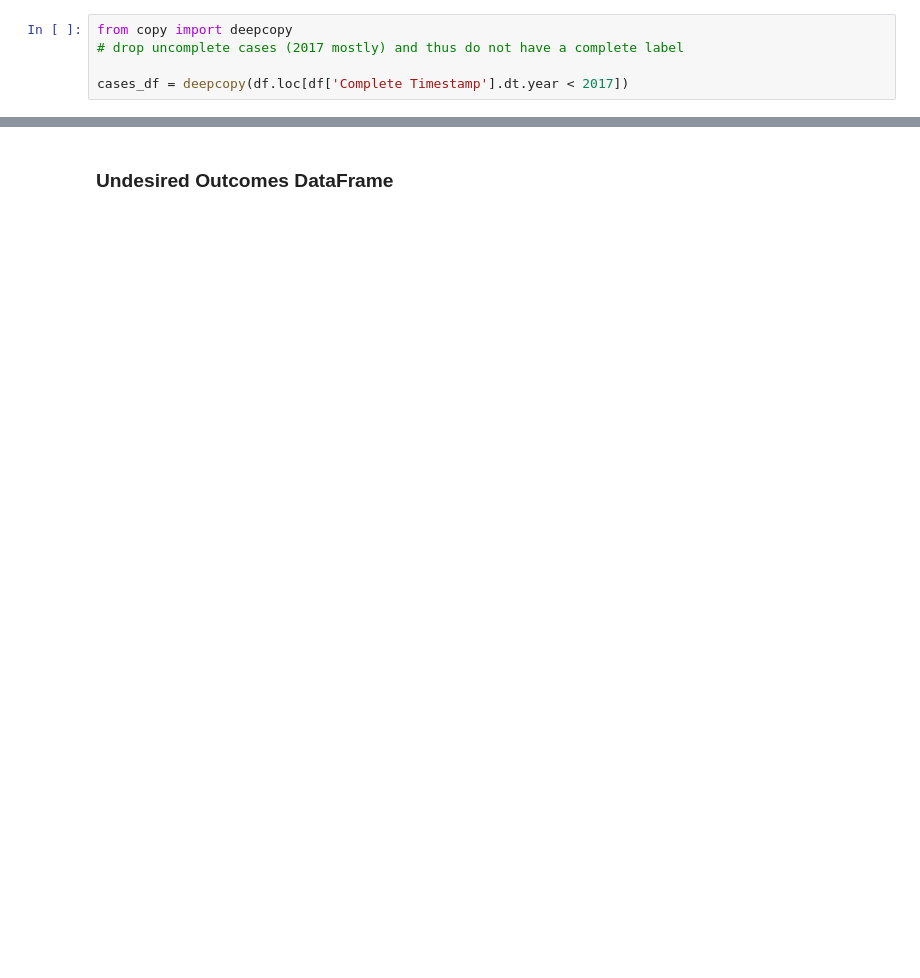
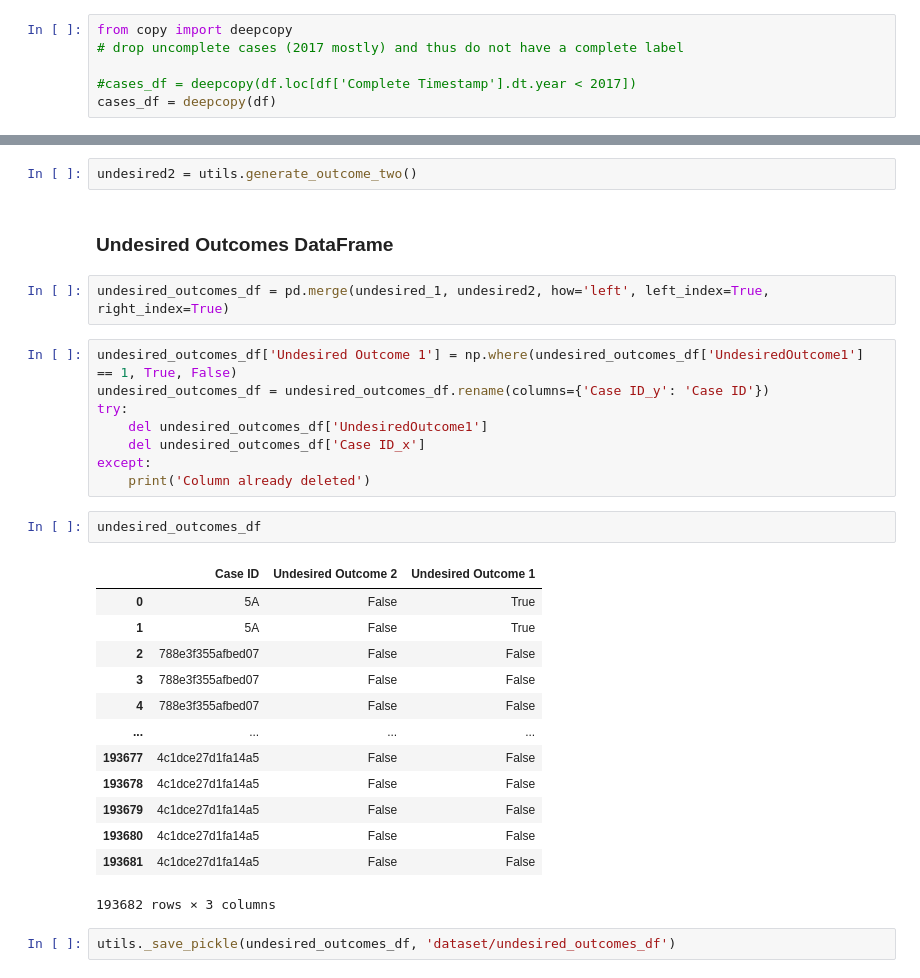
Before and after one commit to rowanarts/process-mining-assignment-2, a Jupyter notebook: Process Mining - Undesired Outcomes.ipynb, the cells around one changed output, grey strips where cells are left out. Cells and saved outputs as stored; diff of their text form; blank space fills up the shorter version.

Commit message:
undesired outcomes df

```diff
--- a/Process Mining - Undesired Outcomes.ipynb
+++ b/Process Mining - Undesired Outcomes.ipynb
@@ -19,7 +18,8 @@ FileNotFoundError: dataset/BPI_Challenge_df.parquet
 from copy import deepcopy
 # drop uncomplete cases (2017 mostly) and thus do not have a complete label
 
-cases_df = deepcopy(df.loc[df['Complete Timestamp'].dt.year < 2017])
+#cases_df = deepcopy(df.loc[df['Complete Timestamp'].dt.year < 2017])
+cases_df = deepcopy(df)
 # %% [markdown]
 ## Undesired Outcome 1
 # %% [markdown]
@@ -192,2 +244,32 @@ utils.generate_outcome_two()
+# %%
+undesired2 = utils.generate_outcome_two()
 # %% [markdown]
 ### Undesired Outcomes DataFrame
+# %%
+undesired_outcomes_df = pd.merge(undesired_1, undesired2, how='left', left_index=True, right_index=True)
+# %%
+undesired_outcomes_df['Undesired Outcome 1'] = np.where(undesired_outcomes_df['UndesiredOutcome1'] == 1, True, False)
+undesired_outcomes_df = undesired_outcomes_df.rename(columns={'Case ID_y': 'Case ID'})
+try:
+    del undesired_outcomes_df['UndesiredOutcome1']
+    del undesired_outcomes_df['Case ID_x']
+except:
+    print('Column already deleted')
+# %%
+undesired_outcomes_df
+# %% [output]
+|  | Case ID | Undesired Outcome 2 | Undesired Outcome 1 |
+| 0 | 5A | False | True |
+| 1 | 5A | False | True |
+| 2 | 788e3f355afbed07 | False | False |
+| 3 | 788e3f355afbed07 | False | False |
+| 4 | 788e3f355afbed07 | False | False |
+| ... | ... | ... | ... |
+| 193677 | 4c1dce27d1fa14a5 | False | False |
+| 193678 | 4c1dce27d1fa14a5 | False | False |
+| 193679 | 4c1dce27d1fa14a5 | False | False |
+| 193680 | 4c1dce27d1fa14a5 | False | False |
+| 193681 | 4c1dce27d1fa14a5 | False | False |
+193682 rows × 3 columns
+# %%
+utils._save_pickle(undesired_outcomes_df, 'dataset/undesired_outcomes_df')
```
Also changed, not shown: parts of 15 cells of this notebook, 1 other file.
